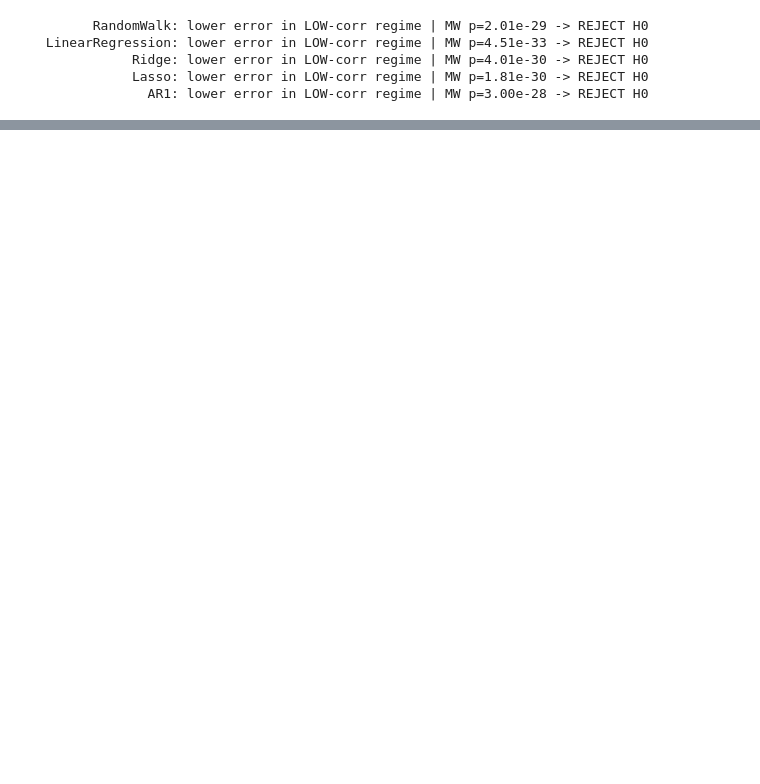
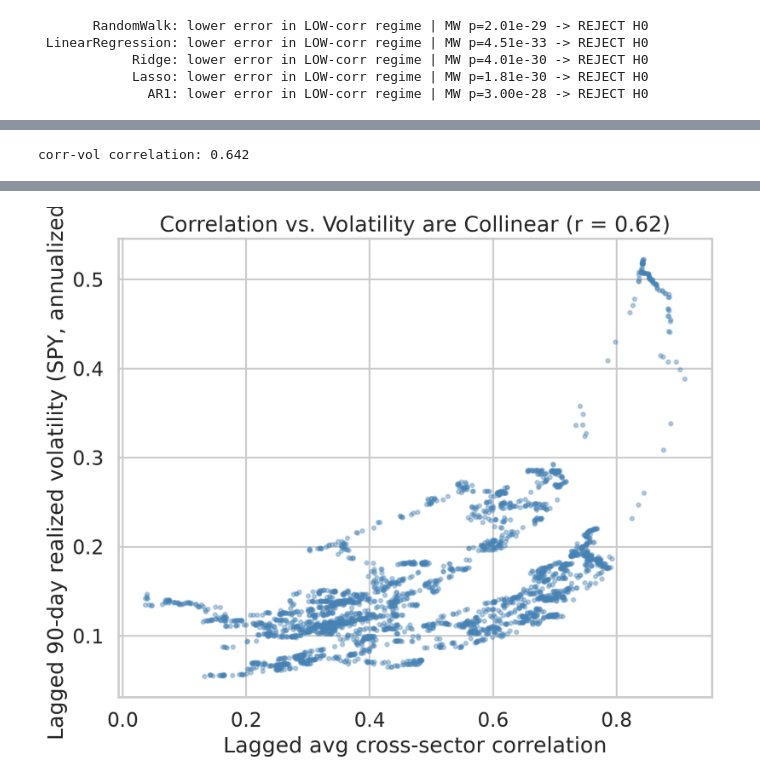
Before and after one commit to Zikobob/Stock-research, a Jupyter notebook: notebooks/research_analysis.ipynb, the cells around one changed output, grey strips where cells are left out. Drawn from its saved outputs; the diff is of its cells as text; code cells hidden in the pictures; blank space fills up the shorter version.

```diff
--- a/notebooks/research_analysis.ipynb
+++ b/notebooks/research_analysis.ipynb
@@ -172,0 +173,9 @@ See `../paper/research_paper.md` for the full write-up.
+# %%
+reg = pd.read_csv(os.path.join(RES, 'confound_regression.csv'))
+print(f"corr-vol correlation: {reg['corr_vol_correlation'].iloc[0]:.3f}")
+show = reg[['model','b_corr_only','p_corr_only','b_corr_joint',
+            'p_corr_joint','b_vol_joint','p_vol_joint','r2_joint']]
+display(show)
+display(Image(os.path.join(FIG, '10_corr_vs_vol_scatter.png')))
+# %% [output]
+corr-vol correlation: 0.642
@@ -172,0 +188 @@ See `../paper/research_paper.md` for the full write-up.
+[figure, added]
```
Also changed, not shown: parts of 7 cells of this notebook, 12 other files.
